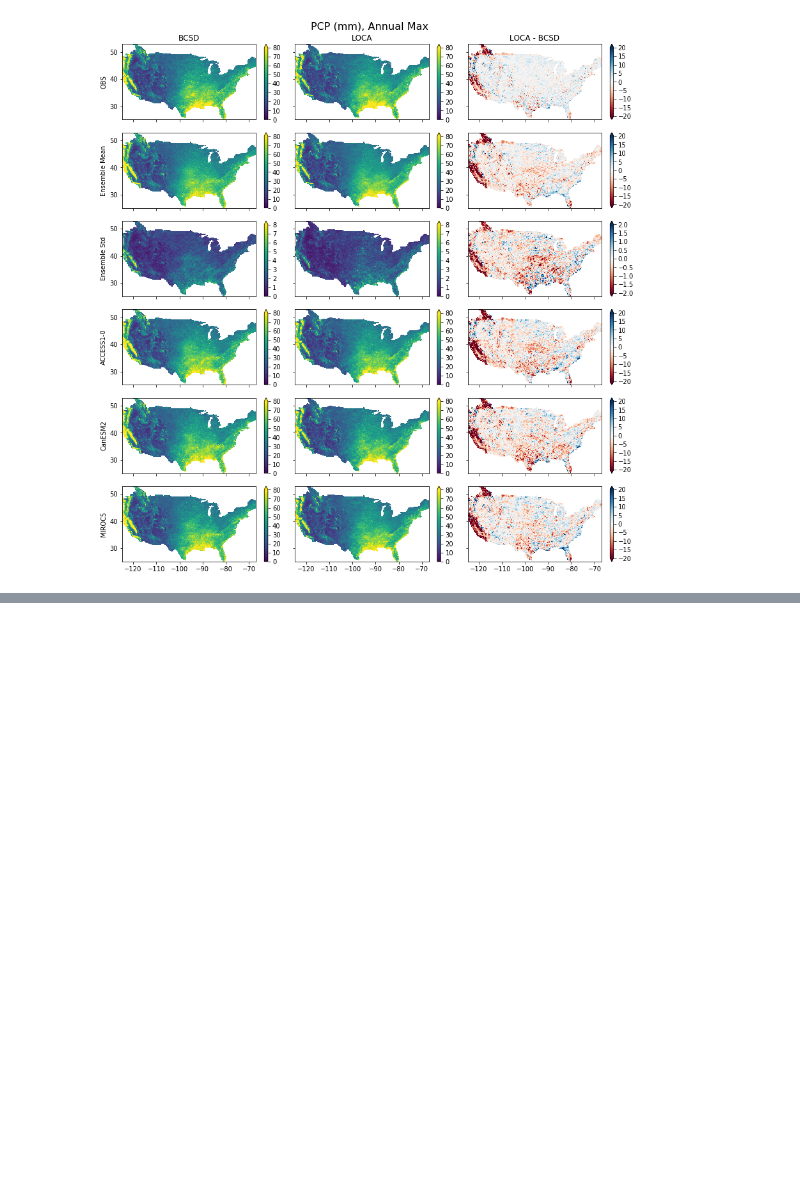
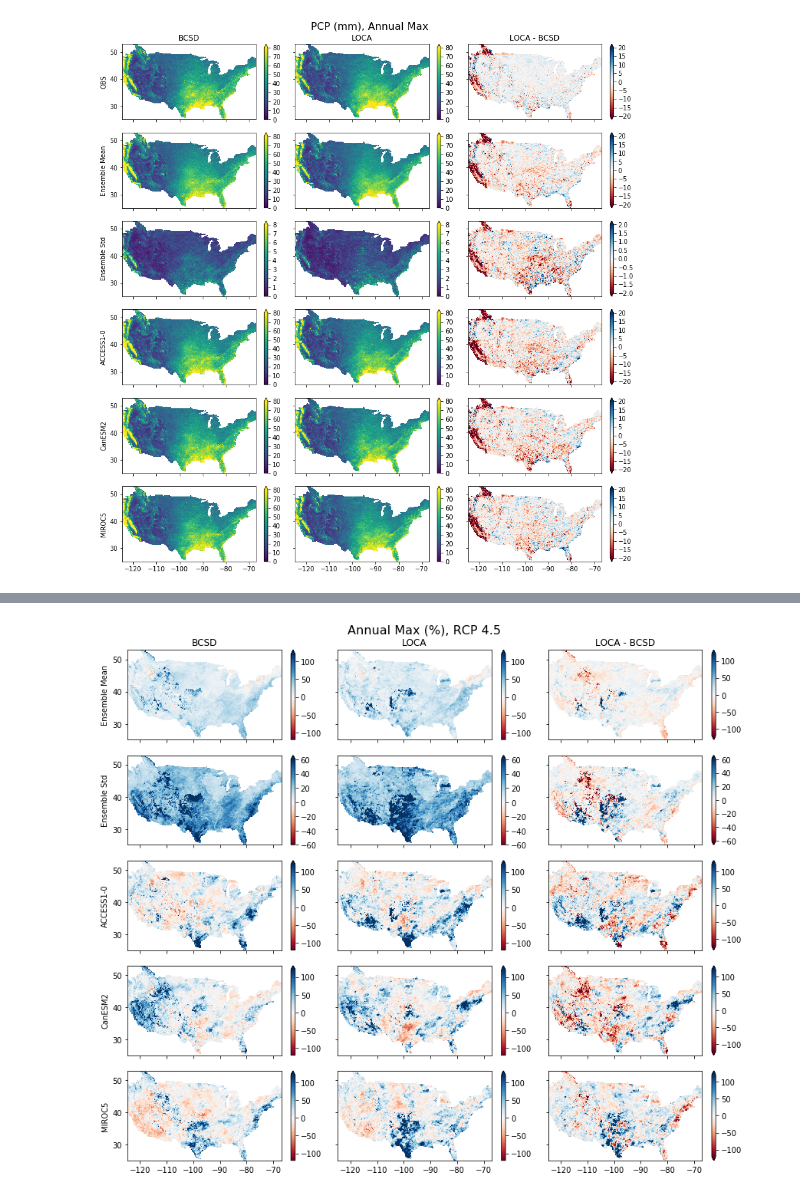
Before and after one commit to nmizukami/LOCA_Downscaling_Analysis, a Jupyter notebook: notebooks/analysis_daily_historic_max_jav.ipynb, the cells around one changed output, grey strips where cells are left out. Cells and saved outputs as stored; diff of their text form; code cells hidden in the pictures; blank space fills up the shorter version.

```diff
--- a/notebooks/analysis_daily_historic_max_jav.ipynb
+++ b/notebooks/analysis_daily_historic_max_jav.ipynb
@@ -180,8 +162,8 @@ var1 = 'annmax' # could be: mean, annmax, or wetfrac
 dayconvert = {'mean': 365.25, 'annmax': 1, 'wetfrac': 1}
 names = {'mean': 'Average', 'annmax': 'Annual Max', 'wetfrac': 'Wet Day Fraction'}
 
-maurer = xr.open_mfdataset(f'/glade/u/home/jvano/workdir/stats/{var1}_{hydro_met}_bcsd_obs_maurer.nc').where(mask) * dayconvert[var1]
-livneh = xr.open_mfdataset(f'/glade/u/home/jvano/workdir/stats/{var1}_{hydro_met}_loca_obs_livneh.nc').where(mask) * dayconvert[var1]
+# maurer = xr.open_mfdataset(f'/glade/u/home/jvano/workdir/stats/{var1}_{hydro_met}_bcsd_obs_maurer.nc').where(mask) * dayconvert[var1]
+# livneh = xr.open_mfdataset(f'/glade/u/home/jvano/workdir/stats/{var1}_{hydro_met}_loca_obs_livneh.nc').where(mask) * dayconvert[var1]
 ens_means = {"bcsd": ds_dict[var1]['hist'].sel(dsmethod='bcsd').mean('gcm') * dayconvert[var1],
              "loca": ds_dict[var1]['hist'].sel(dsmethod='loca').mean('gcm') * dayconvert[var1]}
 ens_stds = {"bcsd": ds_dict[var1]['hist'].sel(dsmethod='bcsd').std('gcm') * dayconvert[var1],
@@ -371,13 +320,17 @@ ncols = 3
 units = {'pcp': 'mm', 't_mean': 'C'}
 
 if var1 == 'annmax':
-    kwargs = {'pcp': {'vmin': -40, 'vmax': 40, 'cmap': cmocean.cm.diff_r},'t_mean': {'vmin': -10, 'vmax': 20},}
-    diff_kws = {'pcp': {'vmin': -40, 'vmax': 40, 'cmap': 'RdBu'}, 't_mean': {'vmin': -1, 'vmax': 1, 'cmap': 'RdBu_r'}}
-    std_kwargs = {'pcp': {'vmin': -20, 'vmax': 20, 'cmap': cmocean.cm.diff_r}}
-    diff_std_kws = {'pcp': {'vmin': -20, 'vmax': 20, 'cmap': 'RdBu'}}
+    kwargs = {'pcp': {'vmin': -40, 'vmax': 40, 'cmap': 'RdBu'},'t_mean': {'vmin': -10, 'vmax': 20},
+              'total_runoff': {'vmin': -120, 'vmax': 120, 'cmap': 'RdBu'}}
+    diff_kws = {'pcp': {'vmin': -40, 'vmax': 40, 'cmap': 'RdBu'}, 't_mean': {'vmin': -1, 'vmax': 1, 'cmap': 'RdBu'},
+                'total_runoff': {'vmin': -120, 'vmax': 120, 'cmap': 'RdBu'}}
+    std_kwargs = {'pcp': {'vmin': -20, 'vmax': 20, 'cmap': 'RdBu'},
+                  'total_runoff': {'vmin': -60, 'vmax': 60, 'cmap': 'RdBu'}}
+    diff_std_kws = {'pcp': {'vmin': -20, 'vmax': 20, 'cmap': 'RdBu'},
+                    'total_runoff': {'vmin': -60, 'vmax': 60, 'cmap': 'RdBu'}}
 
 if var1 == 'mean':
-    kwargs = {'pcp': {'vmin': -40, 'vmax': 40, 'cmap': cmocean.cm.diff_r},'t_mean': {'vmin': -10, 'vmax': 20},}
+    kwargs = {'pcp': {'vmin': -40, 'vmax': 40, 'cmap': cmocean.cm.diff_r},'t_mean': {'vmin': -10, 'vmax': 20}}
     diff_kws = {'pcp': {'vmin': -40, 'vmax': 40, 'cmap': 'RdBu'}, 't_mean': {'vmin': -1, 'vmax': 1, 'cmap': 'RdBu_r'}}
     std_kwargs = {'pcp': {'vmin': -20, 'vmax': 20, 'cmap': cmocean.cm.diff_r}}
     diff_std_kws = {'pcp': {'vmin': -20, 'vmax': 20, 'cmap': 'RdBu'}}
@@ -400,50 +353,52 @@ for var in met_vars:
     for col, (title, ens_mean, ens_std, ds_data) in enumerate([('BCSD', da_ens_means['bcsd'], da_ens_stds['bcsd'], da_indiv['bcsd']),
                                                                          ('LOCA', da_ens_means['loca'], da_ens_stds['loca'], da_indiv['loca'])]):
         ax = axes[0, col]
-        ens_mean.plot.pcolormesh(ax=ax, add_labels=False, **kwargs[var])
+        ens_mean.plot.pcolormesh(ax=ax, add_labels=False, **kwargs[var3])
         ax.set_title(title)
 
         if col == 0:
             ax.set_ylabel('Ensemble Mean')
 
         ax = axes[1, col]
-        ens_std.plot.pcolormesh(ax=ax, add_labels=False, **std_kwargs[var])
+        ens_std.plot.pcolormesh(ax=ax, add_labels=False, **std_kwargs[var3])
 
         if col == 0:
             ax.set_ylabel('Ensemble Std')
 
         for row, model in enumerate(models_ind_plot, 2):
             ax = axes[row, col]
-            ds_data.sel(gcm=model).plot.pcolormesh(ax=ax, add_labels=False, **kwargs[var])
+            ds_data.sel(gcm=model).plot.pcolormesh(ax=ax, add_labels=False, **kwargs[var3])
 
             if col == 0:
                 ax.set_ylabel(model)
 
 # DIFF
     ax = axes[0, -1]
-    calc_change(da_ens_means['bcsd'], da_ens_means['loca']).plot.pcolormesh(ax=ax, add_labels=False, **diff_kws[var])
+    calc_change(da_ens_means['bcsd'], da_ens_means['loca']).plot.pcolormesh(ax=ax, add_labels=False, **diff_kws[var3])
     ax.set_title('LOCA - BCSD')
 
     ax = axes[1, -1]
-    calc_change(da_ens_stds['bcsd'], da_ens_stds['loca']).plot.pcolormesh(ax=ax, add_labels=False, **diff_std_kws[var])
+    calc_change(da_ens_stds['bcsd'], da_ens_stds['loca']).plot.pcolormesh(ax=ax, add_labels=False, **diff_std_kws[var3])
 
     ax = axes[2, -1]
 #     calc_change(ens_stds['bcsd'][var], ens_stds['loca'][var]).plot.pcolormesh(ax=ax, add_labels=False, **diff_std_kws[var])
 
     diff = calc_change(da_indiv['bcsd'], da_indiv['loca']).persist()
 
     for row, model in enumerate(models_ind_plot, 2):
         ax = axes[row, -1]
-        diff.sel(gcm=model).plot.pcolormesh(ax=ax, add_labels=False, **diff_kws[var])
+        diff.sel(gcm=model).plot.pcolormesh(ax=ax, add_labels=False, **diff_kws[var3])
 
 
     title = names[var1]
     title += ' (%), '
     title += longname[rcp]
     unit_str = 'pct'
     fig.suptitle(title, fontsize=16, y=1.01)
     fig.tight_layout()
-    fig.savefig(f'/glade/u/home/jvano/workdir/loca_figs/{var1}_{unit_str}_daily_future_{rcp}_met.png', dpi=300, bbox_inches='tight')
+    fig.savefig(f'/glade/u/home/jvano/workdir/loca_figs/{var1}_{unit_str}_daily_future_{rcp}_{hydro_met}.png', dpi=300, bbox_inches='tight')
+# %% [output]
+[figure, added]
 # %%
 # cleanup
 plt.close('all')
```
Also changed, not shown: parts of 11 cells of this notebook.
